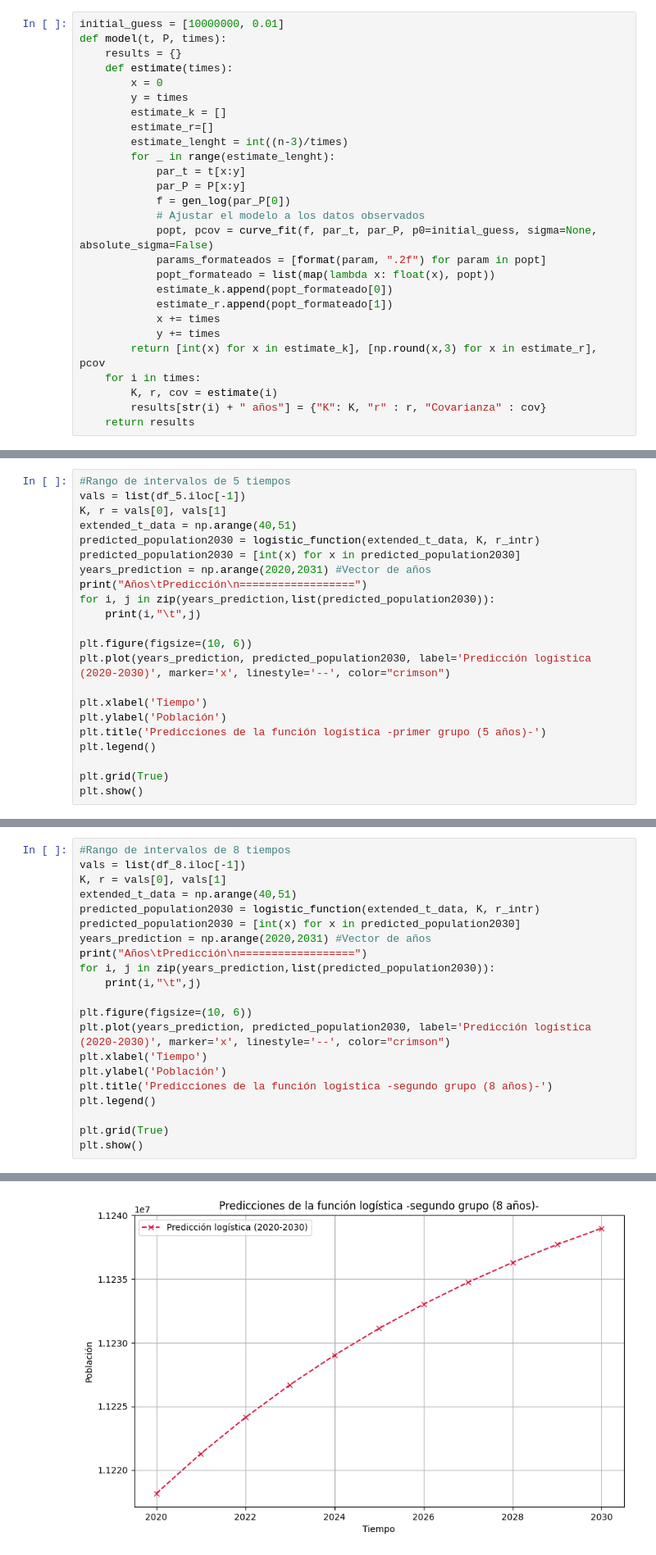
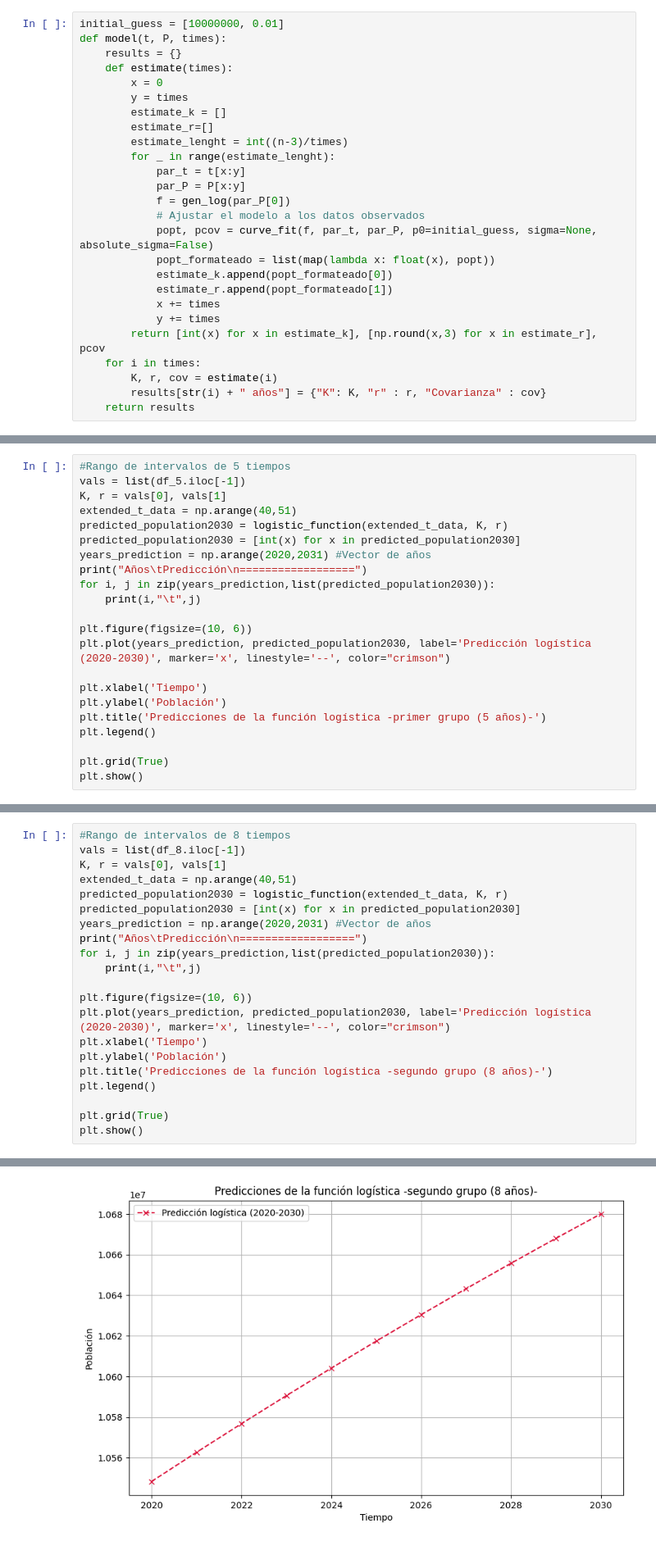
Before and after one commit to LFrench03/Modelo-de-Crecimiento-Poblacional, a Jupyter notebook: modelo.ipynb, the cells around one changed output, grey strips where cells are left out. Shown at 82% size. Saved outputs shown, nothing was run; the diff lists cells and outputs as text.

```diff
--- a/modelo.ipynb
+++ b/modelo.ipynb
@@ -216,7 +216,6 @@ def model(t, P, times):
             f = gen_log(par_P[0])
             # Ajustar el modelo a los datos observados
             popt, pcov = curve_fit(f, par_t, par_P, p0=initial_guess, sigma=None, absolute_sigma=False)
-            params_formateados = [format(param, ".2f") for param in popt]
             popt_formateado = list(map(lambda x: float(x), popt))
             estimate_k.append(popt_formateado[0])
             estimate_r.append(popt_formateado[1])
@@ -326,7 +344,7 @@ Luego se evalua con la función logística por intervalos para predecir los valo
 vals = list(df_5.iloc[-1])
 K, r = vals[0], vals[1]
 extended_t_data = np.arange(40,51)
-predicted_population2030 = logistic_function(extended_t_data, K, r_intr)
+predicted_population2030 = logistic_function(extended_t_data, K, r)
 predicted_population2030 = [int(x) for x in predicted_population2030]
 years_prediction = np.arange(2020,2031) #Vector de años
 print("Años\tPredicción\n==================")
@@ -367,7 +385,7 @@ En este caso claramente para este intervalo fue donde el modelo tuvo peor ajuste
 vals = list(df_8.iloc[-1])
 K, r = vals[0], vals[1]
 extended_t_data = np.arange(40,51)
-predicted_population2030 = logistic_function(extended_t_data, K, r_intr)
+predicted_population2030 = logistic_function(extended_t_data, K, r)
 predicted_population2030 = [int(x) for x in predicted_population2030]
 years_prediction = np.arange(2020,2031) #Vector de años
 print("Años\tPredicción\n==================")
@@ -400,4 +418,4 @@ Años    Predicción
-[figure, old version]
+[figure, new version]
 # %% [markdown]
 Por otro lado para este grupo se tuvieron los mejores resultados devolviendo en mas de la mitad de los intervalos valores de $K$ y $r$ cercanos a la densidad poblacional promedio.
 # %%
```
Also changed, not shown: parts of 8 cells of this notebook, 4 other files.
